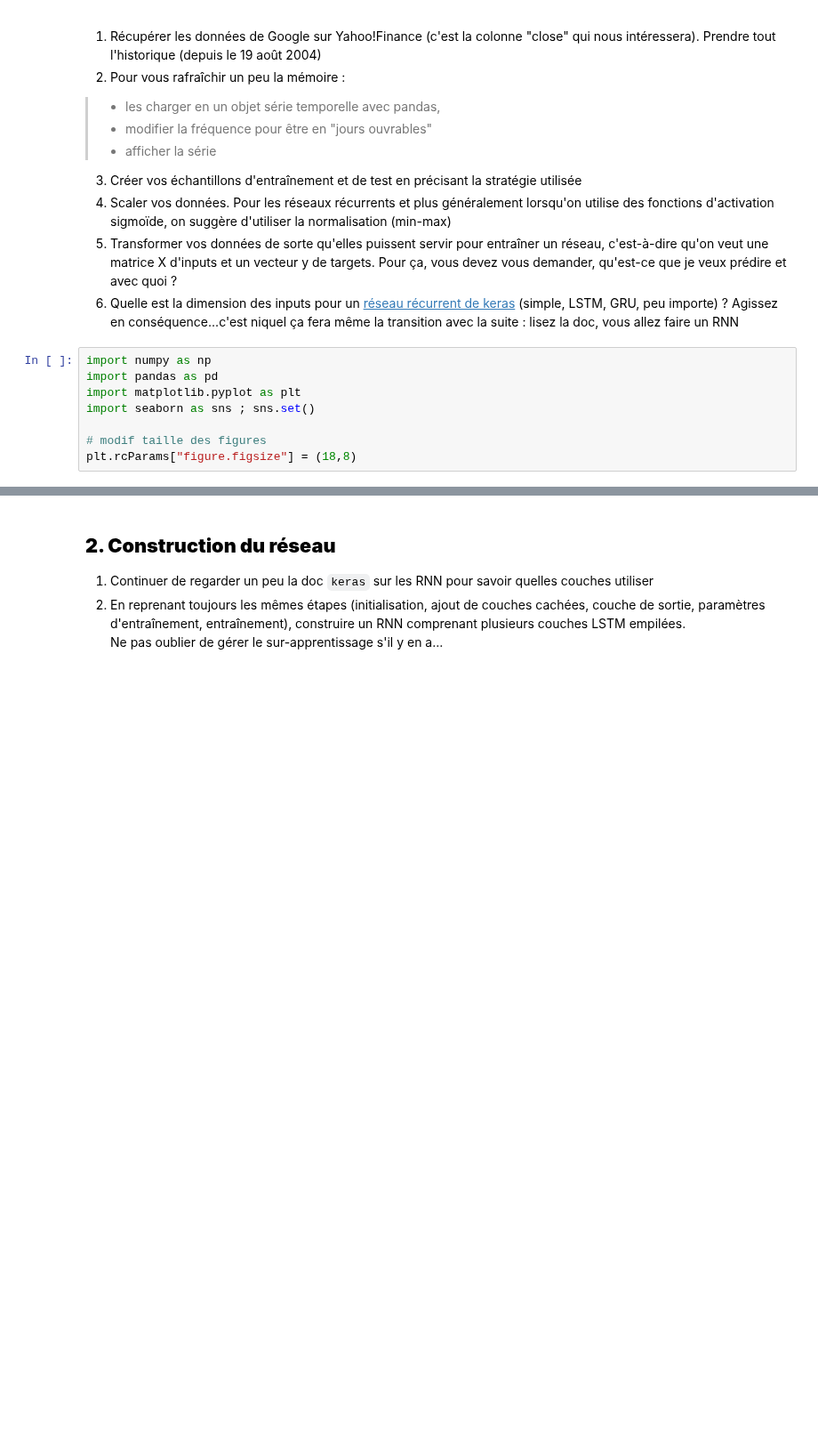
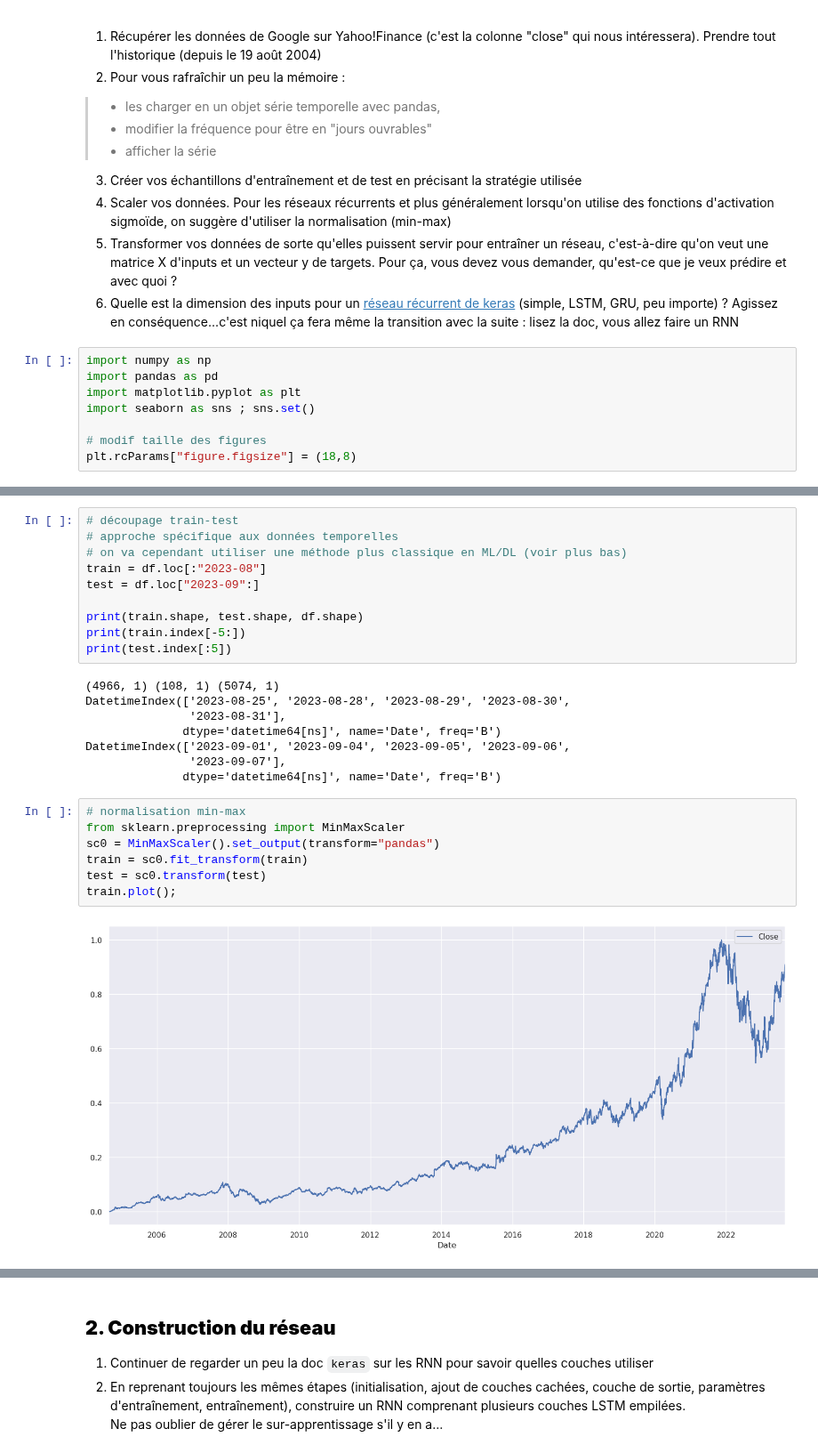
Before and after one commit to louiskuhn/IA-P3-Euskadi, a Jupyter notebook: Ressources/Deep Learning/Recurrent Neural Network/RNN - Prediction actions Google.ipynb, the cells around one changed output, grey strips where cells are left out. Shown at 89% size. Cells and saved outputs as stored; diff of their text form; blank space fills up the shorter version.

```diff
--- a/Ressources/Deep Learning/Recurrent Neural Network/RNN - Prediction actions Google.ipynb
+++ b/Ressources/Deep Learning/Recurrent Neural Network/RNN - Prediction actions Google.ipynb
@@ -55,0 +59,27 @@ df.plot();
+# %%
+# découpage train-test
+# approche spécifique aux données temporelles
+# on va cependant utiliser une méthode plus classique en ML/DL (voir plus bas)
+train = df.loc[:"2023-08"]
+test = df.loc["2023-09":]
+
+print(train.shape, test.shape, df.shape)
+print(train.index[-5:])
+print(test.index[:5])
+# %% [output]
+(4966, 1) (108, 1) (5074, 1)
+DatetimeIndex(['2023-08-25', '2023-08-28', '2023-08-29', '2023-08-30',
+               '2023-08-31'],
+              dtype='datetime64[ns]', name='Date', freq='B')
+DatetimeIndex(['2023-09-01', '2023-09-04', '2023-09-05', '2023-09-06',
+               '2023-09-07'],
+              dtype='datetime64[ns]', name='Date', freq='B')
+# %%
+# normalisation min-max
+from sklearn.preprocessing import MinMaxScaler
+sc0 = MinMaxScaler().set_output(transform="pandas")
+train = sc0.fit_transform(train)
+test = sc0.transform(test)
+train.plot();
+# %% [output]
+[figure, added]
```
Also changed, not shown: parts of 13 cells of this notebook.
